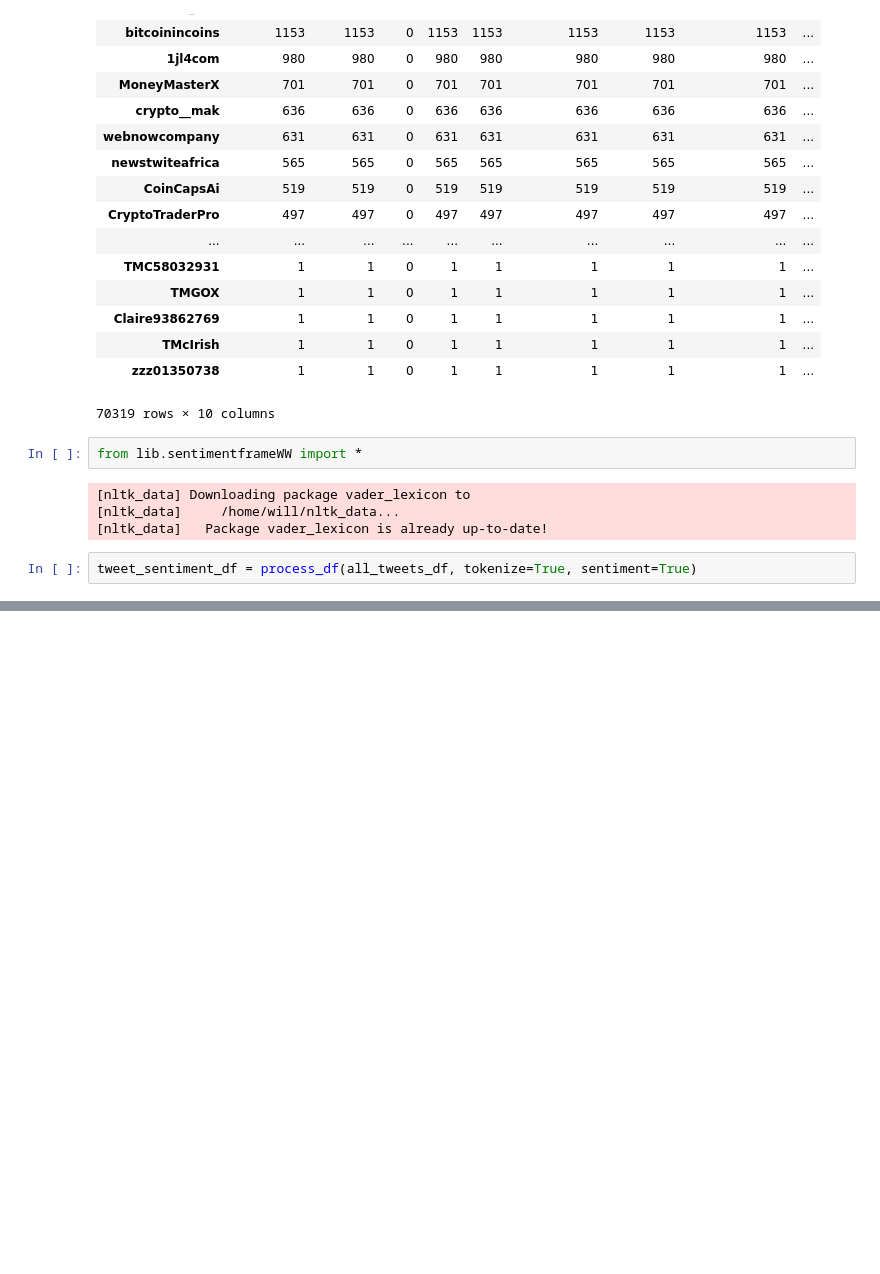
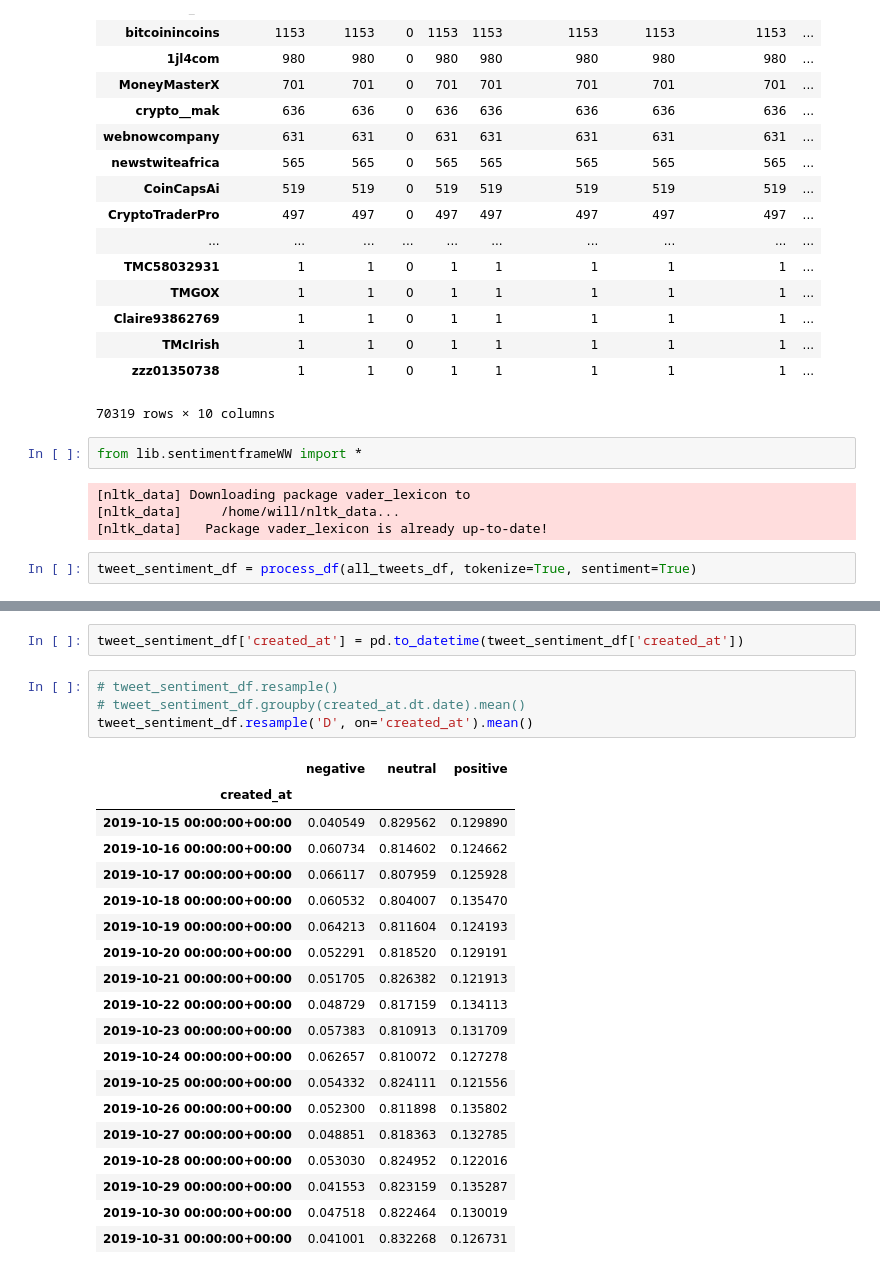
Before and after one commit to willwillis/Crypto-Sentiment-Clusters, a Jupyter notebook: notebooks/will/twitter/parse-premium-jsonl.ipynb, the cells around one changed output, grey strips where cells are left out. Saved outputs shown, nothing was run; the diff lists cells and outputs as text; blank space fills up the shorter version.

```diff
--- a/notebooks/will/twitter/parse-premium-jsonl.ipynb
+++ b/notebooks/will/twitter/parse-premium-jsonl.ipynb
@@ -213,0 +225,26 @@ NameError: name 'articles_df' is not defined
+# %%
+tweet_sentiment_df['created_at'] = pd.to_datetime(tweet_sentiment_df['created_at'])
+# %%
+# tweet_sentiment_df.resample()
+# tweet_sentiment_df.groupby(created_at.dt.date).mean()
+tweet_sentiment_df.resample('D', on='created_at').mean()
+# %% [output]
+|  | negative | neutral | positive |
+| created_at |  |  |  |
+| 2019-10-15 00:00:00+00:00 | 0.040549 | 0.829562 | 0.129890 |
+| 2019-10-16 00:00:00+00:00 | 0.060734 | 0.814602 | 0.124662 |
+| 2019-10-17 00:00:00+00:00 | 0.066117 | 0.807959 | 0.125928 |
+| 2019-10-18 00:00:00+00:00 | 0.060532 | 0.804007 | 0.135470 |
+| 2019-10-19 00:00:00+00:00 | 0.064213 | 0.811604 | 0.124193 |
+| 2019-10-20 00:00:00+00:00 | 0.052291 | 0.818520 | 0.129191 |
+| 2019-10-21 00:00:00+00:00 | 0.051705 | 0.826382 | 0.121913 |
+| 2019-10-22 00:00:00+00:00 | 0.048729 | 0.817159 | 0.134113 |
+| 2019-10-23 00:00:00+00:00 | 0.057383 | 0.810913 | 0.131709 |
+| 2019-10-24 00:00:00+00:00 | 0.062657 | 0.810072 | 0.127278 |
+| 2019-10-25 00:00:00+00:00 | 0.054332 | 0.824111 | 0.121556 |
+| 2019-10-26 00:00:00+00:00 | 0.052300 | 0.811898 | 0.135802 |
+| 2019-10-27 00:00:00+00:00 | 0.048851 | 0.818363 | 0.132785 |
+| 2019-10-28 00:00:00+00:00 | 0.053030 | 0.824952 | 0.122016 |
+| 2019-10-29 00:00:00+00:00 | 0.041553 | 0.823159 | 0.135287 |
+| 2019-10-30 00:00:00+00:00 | 0.047518 | 0.822464 | 0.130019 |
+| 2019-10-31 00:00:00+00:00 | 0.041001 | 0.832268 | 0.126731 |
```
Also changed, not shown: parts of 6 cells of this notebook, 2 other files.
